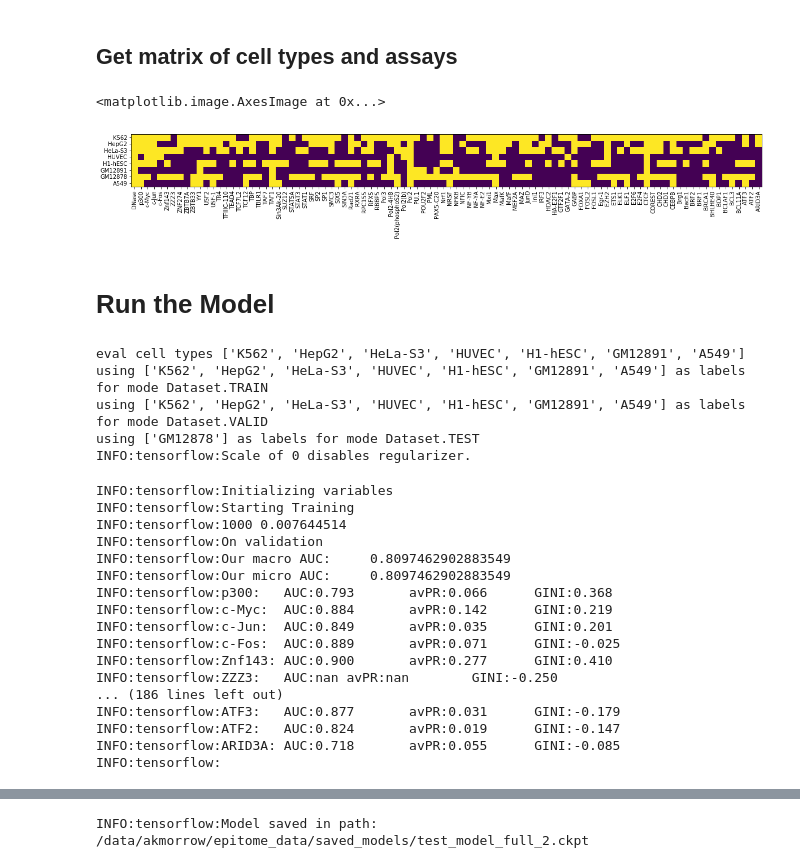
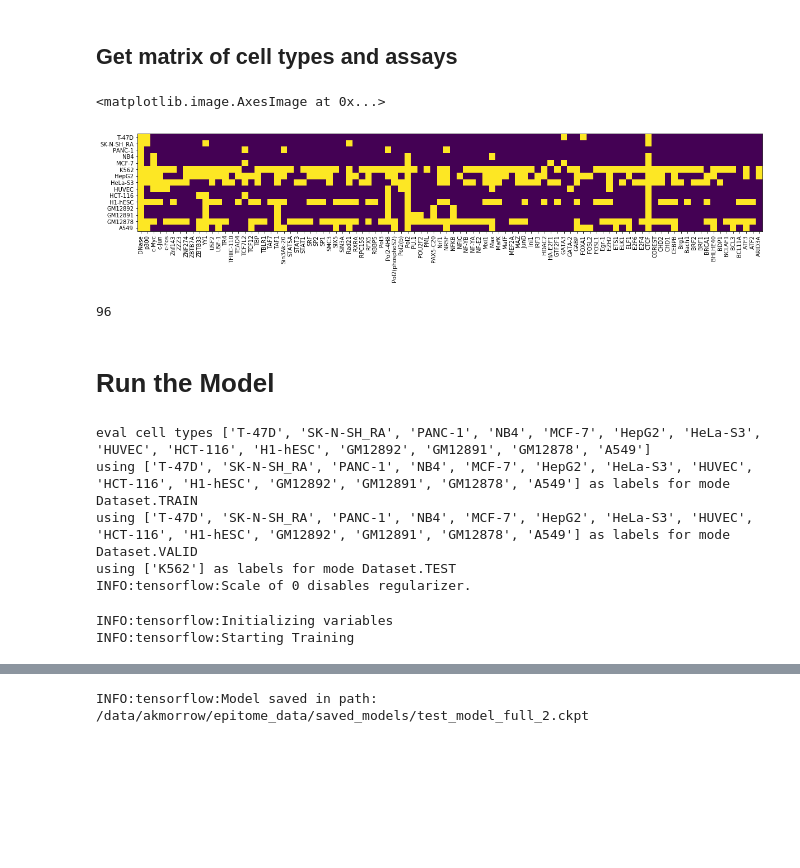
Before and after one commit to YosefLab/epitome, a Jupyter notebook: dnase/DNase_similarity_save_model.ipynb, the cells around one changed output, grey strips where cells are left out. Saved outputs shown, nothing was run; the diff lists cells and outputs as text; code cells hidden in the pictures; blank space fills up the shorter version.

```diff
--- a/dnase/DNase_similarity_save_model.ipynb
+++ b/dnase/DNase_similarity_save_model.ipynb
@@ -102,30 +117,39 @@ celltypes = ['SK-N-SH_RA', 'K562', 'HepG2', 'HeLa-S3', 'H1-hESC', 'GM12878', 'A5
 ## Get matrix of cell types and assays
 # %%
 matrix, cellmap, assaymap = get_assays_from_feature_file(feature_path='../data/feature_name',
-                                  eligible_assays = assays,
-                                  eligible_cells = None, min_assays=10)
+                                  eligible_assays = None,
+                                  eligible_cells = None, min_cells_per_assay = 2, min_assays_per_cell=5)
 
 inv_assaymap = {v: k for k, v in assaymap.items()}
 
 fig = plt.figure(figsize = (20,10))
 ax = fig.add_subplot(1,1,1)
 ax.set_aspect('equal')
 plt.xticks(np.arange(len(assaymap)), rotation = 90)
 ax.set_xticklabels(assaymap.keys())
 plt.yticks(np.arange(len(cellmap)))
 ax.set_yticklabels(cellmap.keys())
 
 plt.imshow(matrix!=-1)
 # print(list(cellmap.keys()), list(assaymap.keys()))
 
 # matrix
 # %% [output]
 <matplotlib.image.AxesImage at 0x...>
-[figure, old version]
+[figure, new version]
+# %%
+len(assaymap)
+# %% [output]
+96
 # %% [markdown]
 # Run the Model
 # %%
-test_celltypes = ['GM12878']
+exec(open("./constants.py").read())
+exec(open("./functions.py").read())
+exec(open("./generators.py").read())
+exec(open("./models.py").read())
+
+
 model = MLP(4, [100, 100, 100, 50],
             tf.tanh,
             train_data,
@@ -138,28 +162,13 @@ model = MLP(4, [100, 100, 100, 50],
             cellmap,
             shuffle_size=2,
             radii=[1,3,10,30])
-model.train(2000)
+model.train(20000)
 # %% [output]
-eval cell types ['K562', 'HepG2', 'HeLa-S3', 'HUVEC', 'H1-hESC', 'GM12891', 'A549']
-using ['K562', 'HepG2', 'HeLa-S3', 'HUVEC', 'H1-hESC', 'GM12891', 'A549'] as labels for mode Dataset.TRAIN
-using ['K562', 'HepG2', 'HeLa-S3', 'HUVEC', 'H1-hESC', 'GM12891', 'A549'] as labels for mode Dataset.VALID
-using ['GM12878'] as labels for mode Dataset.TEST
+eval cell types ['T-47D', 'SK-N-SH_RA', 'PANC-1', 'NB4', 'MCF-7', 'HepG2', 'HeLa-S3', 'HUVEC', 'HCT-116', 'H1-hESC', 'GM12892', 'GM12891', 'GM12878', 'A549']
+using ['T-47D', 'SK-N-SH_RA', 'PANC-1', 'NB4', 'MCF-7', 'HepG2', 'HeLa-S3', 'HUVEC', 'HCT-116', 'H1-hESC', 'GM12892', 'GM12891', 'GM12878', 'A549'] as labels for mode Dataset.TRAIN
+using ['T-47D', 'SK-N-SH_RA', 'PANC-1', 'NB4', 'MCF-7', 'HepG2', 'HeLa-S3', 'HUVEC', 'HCT-116', 'H1-hESC', 'GM12892', 'GM12891', 'GM12878', 'A549'] as labels for mode Dataset.VALID
+using ['K562'] as labels for mode Dataset.TEST
 INFO:tensorflow:Scale of 0 disables regularizer.
 INFO:tensorflow:Initializing variables
 INFO:tensorflow:Starting Training
-INFO:tensorflow:1000 0.007644514
-INFO:tensorflow:On validation
-INFO:tensorflow:Our macro AUC:     0.8097462902883549
-INFO:tensorflow:Our micro AUC:     0.8097462902883549
-INFO:tensorflow:p300:   AUC:0.793       avPR:0.066      GINI:0.368
-INFO:tensorflow:c-Myc:  AUC:0.884       avPR:0.142      GINI:0.219
-INFO:tensorflow:c-Jun:  AUC:0.849       avPR:0.035      GINI:0.201
-INFO:tensorflow:c-Fos:  AUC:0.889       avPR:0.071      GINI:-0.025
-INFO:tensorflow:Znf143: AUC:0.900       avPR:0.277      GINI:0.410
-INFO:tensorflow:ZZZ3:   AUC:nan avPR:nan        GINI:-0.250
-... (186 lines left out)
-INFO:tensorflow:ATF3:   AUC:0.877       avPR:0.031      GINI:-0.179
-INFO:tensorflow:ATF2:   AUC:0.824       avPR:0.019      GINI:-0.147
-INFO:tensorflow:ARID3A: AUC:0.718       avPR:0.055      GINI:-0.085
-INFO:tensorflow:
 # %%
```
Also changed, not shown: parts of 23 cells of this notebook, 7 other files.
